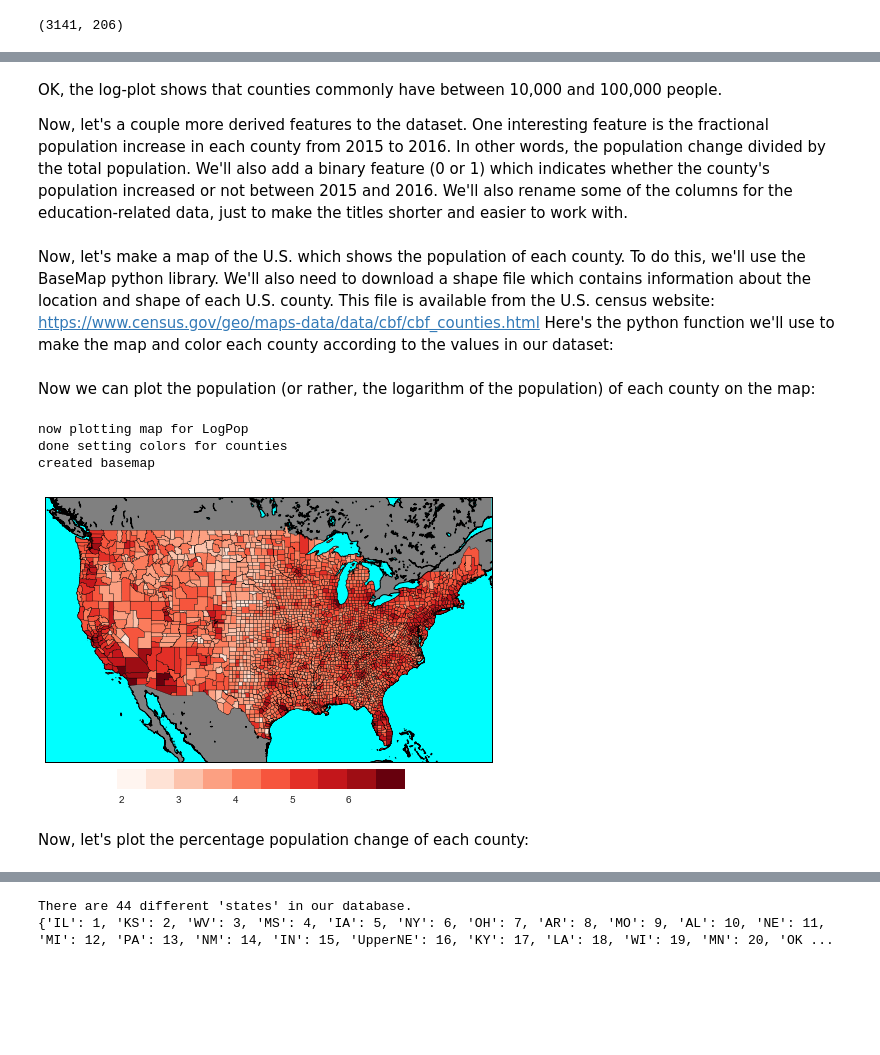
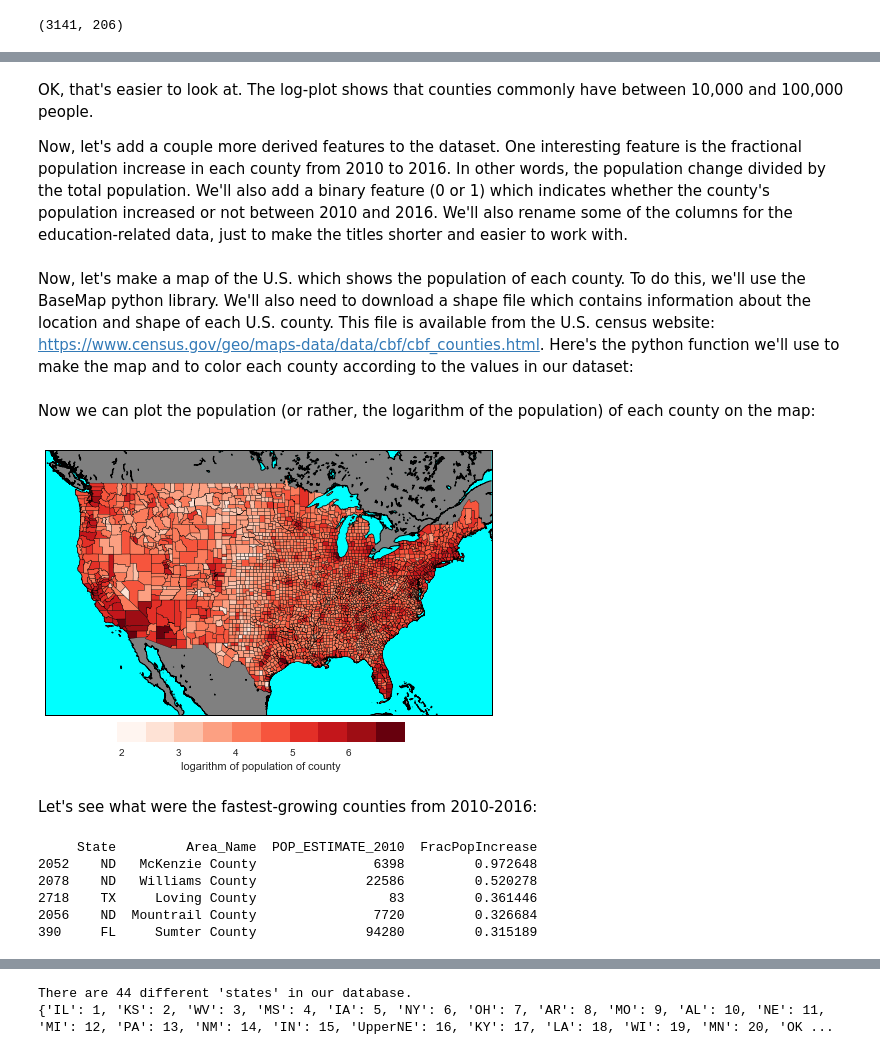
Before and after one commit to belindquist/DataScienceProjects, a Jupyter notebook: UScountyPop/CountyStudy.ipynb, the cells around one changed output, grey strips where cells are left out. Cells and saved outputs as stored; diff of their text form; code cells hidden in the pictures; blank space fills up the shorter version.

Commit message:
updated US county study

```diff
--- a/UScountyPop/CountyStudy.ipynb
+++ b/UScountyPop/CountyStudy.ipynb
@@ -111,17 +122,17 @@ sbn.distplot(popdata['LogPop'],kde=False,color='purple')
 # %% [markdown]
-OK, the log-plot shows that counties commonly have between 10,000 and 100,000 people.
+OK, that's easier to look at.  The log-plot shows that counties commonly have between 10,000 and 100,000 people.
 
-Now, let's a couple more derived features to the dataset.  One interesting feature is the fractional  population increase in each county from 2015 to 2016. In other words, the population change divided by the total population.  We'll also add a binary feature (0 or 1) which indicates whether the county's population increased or not between 2015 and 2016.  We'll also rename some of the columns for the education-related data, just to make the titles shorter and easier to work with.
+Now, let's add a couple more derived features to the dataset.  One interesting feature is the fractional population increase in each county from 2010 to 2016. In other words, the population change divided by the total population.  We'll also add a binary feature (0 or 1) which indicates whether the county's population increased or not between 2010 and 2016.  We'll also rename some of the columns for the education-related data, just to make the titles shorter and easier to work with.
 # %%
 #Add derived population features
 popdata['NPopChange'] = popdata['POP_ESTIMATE_2016'] - popdata['POP_ESTIMATE_2010']
 #print(popdata.head())
 #print("done")
 
-popdata['FracPopIncrease'] = popdata['NPopChange']/popdata['POP_ESTIMATE_2010']
+popdata['PercentPopIncrease'] = 100*popdata['NPopChange']/popdata['POP_ESTIMATE_2010']
 #PopIncreased=1 if population increased, =0 if population decreased or stayed the same
 popdata['PopIncreased']=0
-popdata.loc[popdata['FracPopIncrease']>0.0, 'PopIncreased'] = 1
+popdata.loc[popdata['PercentPopIncrease']>0.0, 'PopIncreased'] = 1
 
 popdata.rename(columns={'Percent of adults with less than a high school diploma, 2011-2015': 'percentNoHSDipl'}, inplace=True)
 popdata.rename(columns={'Percent of adults with a high school diploma only, 2011-2015': 'percentOnlyHSDipl'}, inplace=True)
@@ -129,17 +140,17 @@ popdata.rename(columns={"Percent of adults completing some college or associate'
 popdata.rename(columns={"Percent of adults with a bachelor's degree or higher, 2011-2015": 'percentCollegeDegree'}, inplace=True)
 # %% [markdown]
 Now, let's make a map of the U.S. which shows the population of each county.  To do this, we'll use the BaseMap python library.  We'll also need to download a shape file which contains information about the location and shape of each U.S. county. This file is available from the U.S. census website:
-https://www.census.gov/geo/maps-data/data/cbf/cbf_counties.html
-Here's the python function we'll use to make the map and color each county according to the values in our dataset:
+https://www.census.gov/geo/maps-data/data/cbf/cbf_counties.html.
+Here's the python function we'll use to make the map and to color each county according to the values in our dataset:
 # %%
-def plotCountyMap(dataFrame, columnName, nColors, colorMap='Reds', minRange=0, maxRange=0):
+def plotCountyMap(dataFrame, columnName, nColors, colorMap='Reds',label='', minRange=0, maxRange=0):
 
 
     #US Map with county outline, downloaded from https://www.census.gov/geo/maps-data/data/cbf/cbf_counties.html
     countyShapeFile=r'C:\Users\Brian\Downloads\cb_2016_us_county_500k\cb_2016_us_county_500k'
 
     debugMode=False
-    print("now plotting map for",columnName)
+#    print("now plotting map for",columnName)
    # nColors=10
 
 
@@ -163,7 +174,7 @@ def plotCountyMap(dataFrame, columnName, nColors, colorMap='Reds', minRange=0, m
       #  print("fips =",fips,"myVal = ",myVal,"color=",myColor)
         dict_county_colors[fips] = myColor
 
-    print("done setting colors for counties")
+#    print("done setting colors for counties")
 
 
     patches = dict(map(lambda color:(color,[]),dict_county_colors.values()))
@@ -172,7 +183,7 @@ def plotCountyMap(dataFrame, columnName, nColors, colorMap='Reds', minRange=0, m
 
     myMap = Basemap(llcrnrlon=-129.0, llcrnrlat=23.0, urcrnrlon=-66.0, urcrnrlat=52.0, resolution='f',projection='merc',lat_0=38.0, lon_0=-97.0)
 
-    print("created basemap")
+#    print("created basemap")
 
     myMap.drawmapboundary(fill_color='aqua')
     myMap.fillcontinents(color='gray',lake_color='aqua')
@@ -198,25 +209,15 @@ def plotCountyMap(dataFrame, columnName, nColors, colorMap='Reds', minRange=0, m
                 print("missing ID ",exc)
 
     for color in patches:
-#        htmlcolor = '#'+hex(int(color)).split('x')[1].zfill(2)+'0000'
         hexcolor = rgb2hex(color)
         axes.add_collection(PatchCollection(patches[color],facecolor=hexcolor, edgecolor='k',linewidths=0.3,zorder=2))
 
 
     colax = fig.add_axes([0.25,0.1,0.5,0.05])
     cbar = ColorbarBase(colax, cmap=cmap, norm=norm, orientation='horizontal')
+    cbar.ax.set_xlabel(label)
 #    plt.show()
 
-    plt.savefig(r'C:\Users\Brian\Downloads\testFig5.png')
     plt.savefig(r'C:\Users\Brian\Downloads\testFig5dpi300.png',dpi=300)  #dpi=300 is good enough resolution
 # %% [markdown]
 Now we can plot the population (or rather, the logarithm of the population) of each county on the map:
-# %%
-plotCountyMap(popdata,'LogPop',nColors=10)
-# %% [output]
-now plotting map for LogPop
-done setting colors for counties
-created basemap
-[figure, removed]
-# %% [markdown]
-Now, let's plot the percentage population change of each county:
@@ -224,0 +224,16 @@ Now, let's plot the percentage population change of each county:
+# %%
+#warning: code takes a while to run
+plotCountyMap(popdata,'LogPop',nColors=10,label="logarithm of population of county")
+# %% [output]
+[figure, added]
+# %% [markdown]
+Let's see what were the fastest-growing counties from 2010-2016:
+# %%
+print(popdata[['State','Area_Name','POP_ESTIMATE_2010','FracPopIncrease']].sort_values(['FracPopIncrease'],ascending=False).head())
+# %% [output]
+     State         Area_Name  POP_ESTIMATE_2010  FracPopIncrease
+2052    ND   McKenzie County               6398         0.972648
+2078    ND   Williams County              22586         0.520278
+2718    TX     Loving County                 83         0.361446
+2056    ND  Mountrail County               7720         0.326684
+390     FL     Sumter County              94280         0.315189
```
Also changed, not shown: parts of 21 cells of this notebook, 2 other files.
